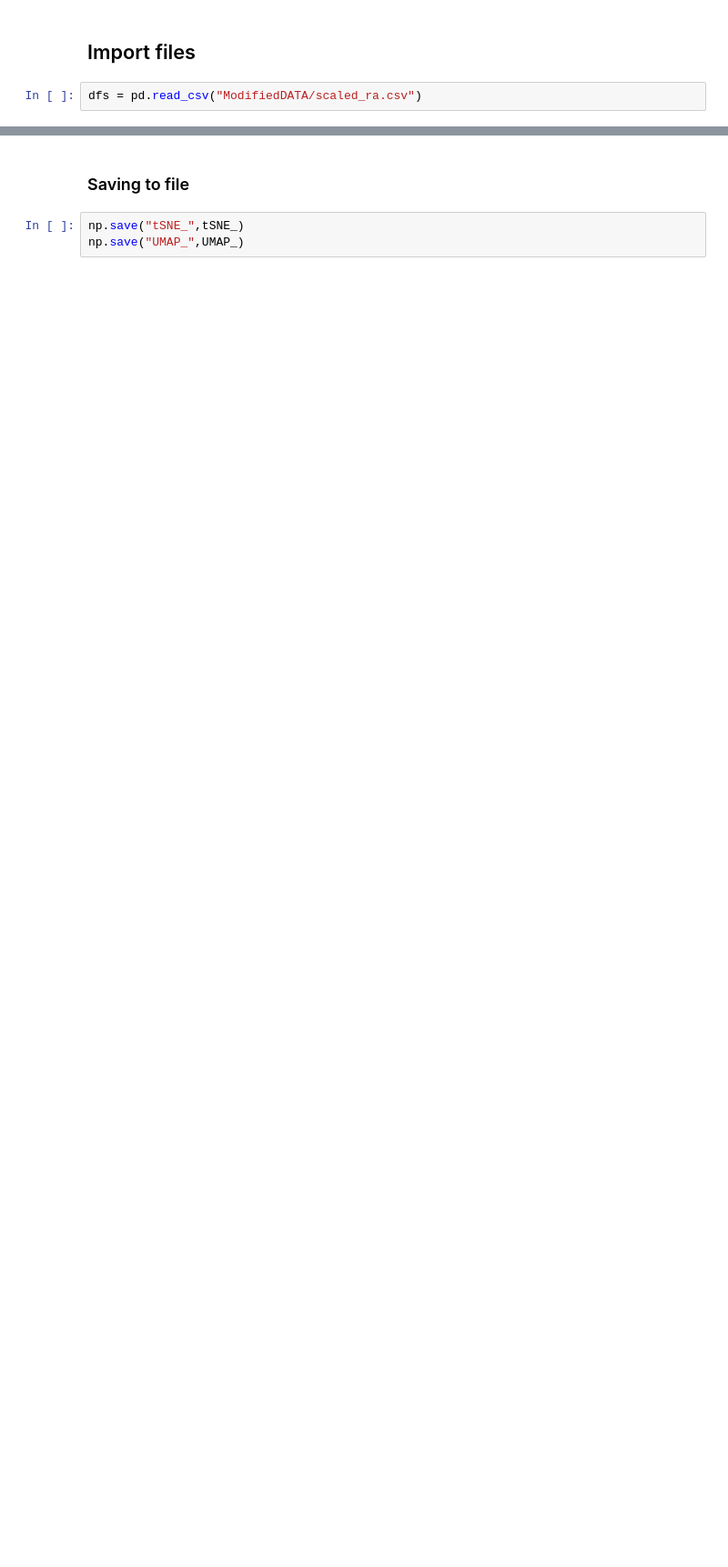
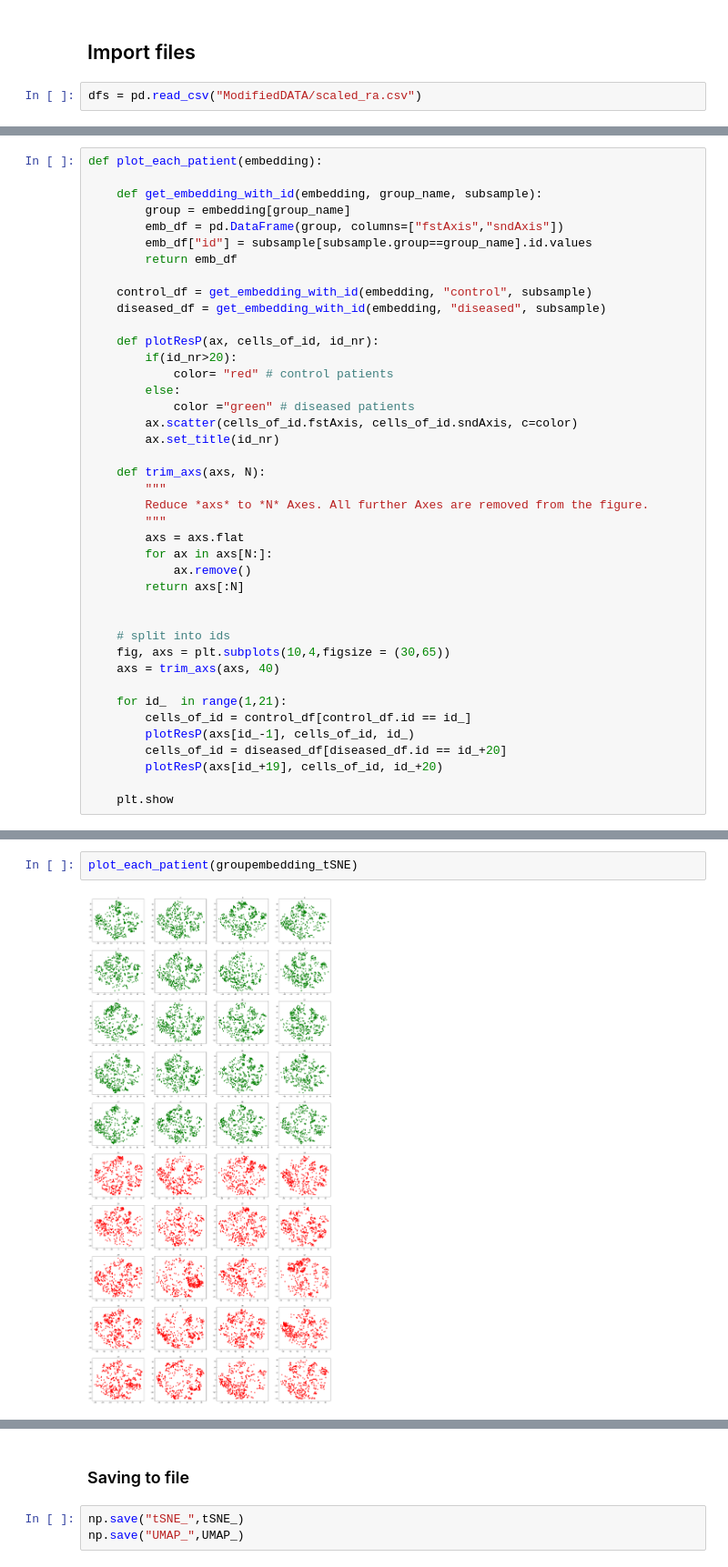
Before and after one commit to fromSA/masterShifu, a Jupyter notebook: Task 2 - Dimensionality Reduction.ipynb, the cells around one changed output, grey strips where cells are left out. Shown at 91% size. Cells and saved outputs as stored; diff of their text form; blank space fills up the shorter version.

```diff
--- a/Task 2 - Dimensionality Reduction.ipynb
+++ b/Task 2 - Dimensionality Reduction.ipynb
@@ -136,0 +191,41 @@ KeyboardInterrupt:
+# %%
+def plot_each_patient(embedding):
+
+    def get_embedding_with_id(embedding, group_name, subsample):
+        group = embedding[group_name]
+        emb_df = pd.DataFrame(group, columns=["fstAxis","sndAxis"])
+        emb_df["id"] = subsample[subsample.group==group_name].id.values
+        return emb_df
+
+    control_df = get_embedding_with_id(embedding, "control", subsample)
+    diseased_df = get_embedding_with_id(embedding, "diseased", subsample)
+
+    def plotResP(ax, cells_of_id, id_nr):
+        if(id_nr>20):
+            color= "red" # control patients
+        else:
+            color ="green" # diseased patients
+        ax.scatter(cells_of_id.fstAxis, cells_of_id.sndAxis, c=color)
+        ax.set_title(id_nr)
+
+    def trim_axs(axs, N):
+        """
+        Reduce *axs* to *N* Axes. All further Axes are removed from the figure.
+        """
+        axs = axs.flat
+        for ax in axs[N:]:
+            ax.remove()
+        return axs[:N]
+
+
+    # split into ids
+    fig, axs = plt.subplots(10,4,figsize = (30,65))
+    axs = trim_axs(axs, 40)
+
+    for id_  in range(1,21):
+        cells_of_id = control_df[control_df.id == id_]
+        plotResP(axs[id_-1], cells_of_id, id_)
+        cells_of_id = diseased_df[diseased_df.id == id_+20]
+        plotResP(axs[id_+19], cells_of_id, id_+20)
+
+    plt.show
@@ -136,0 +234,4 @@ KeyboardInterrupt:
+# %%
+plot_each_patient(groupembedding_tSNE)
+# %% [output]
+[figure, added]
```
Also changed, not shown: parts of 60 cells of this notebook.
